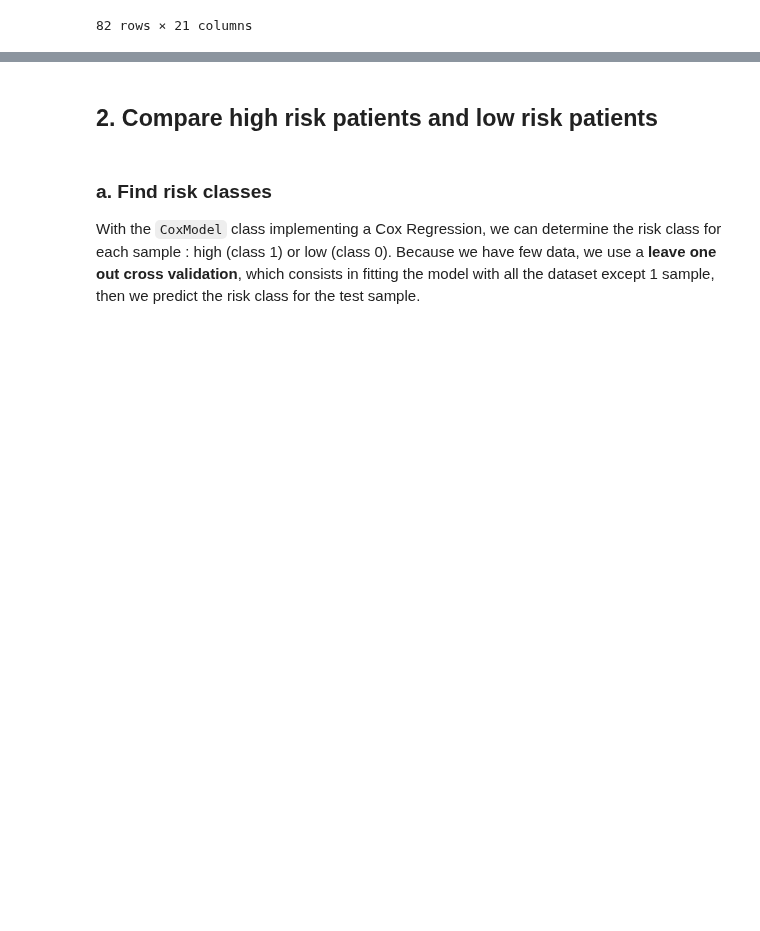
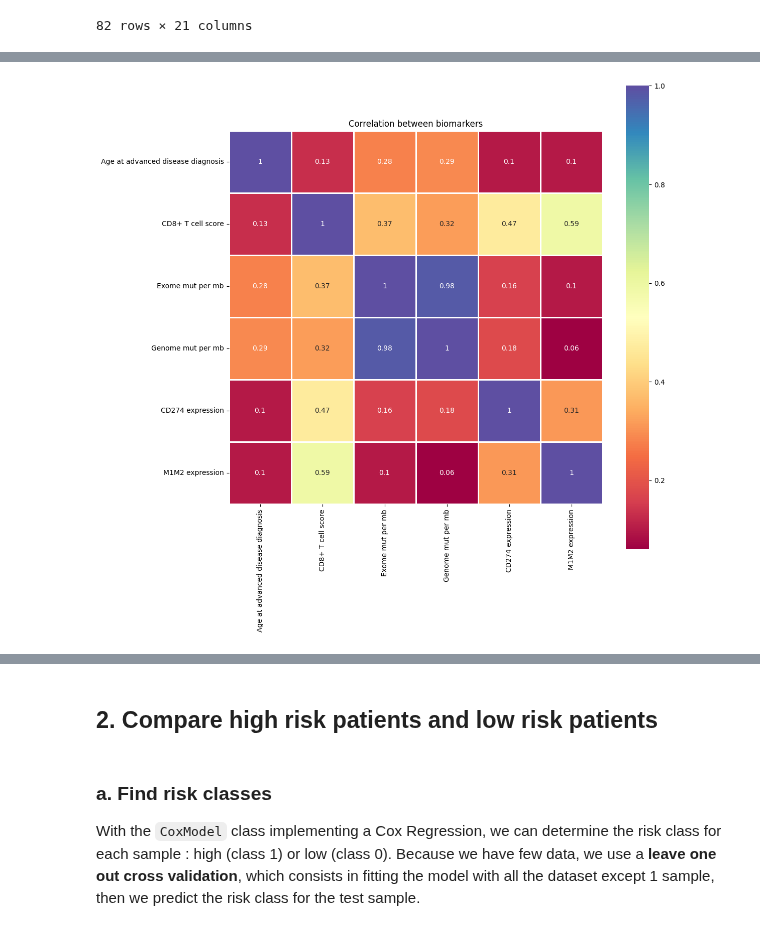
Before and after one commit to Arthur8754/mutational-signatures, a Jupyter notebook: cox-model.ipynb, the cells around one changed output, grey strips where cells are left out. Cells and saved outputs as stored; diff of their text form; code cells hidden in the pictures; blank space fills up the shorter version.

```diff
--- a/cox-model.ipynb
+++ b/cox-model.ipynb
@@ -31,0 +48,13 @@ df
+# %%
+df_corr = df.loc[:,["Age at advanced disease diagnosis","CD8+ T cell score","Exome mut per mb","Genome mut per mb","CD274 expression","M1M2 expression"]]
+
+# Correlations :
+correlation = np.round(df_corr.corr(),2)
+
+# Heatmap plot
+fig, ax = plt.subplots(figsize=(12,12))
+ax = sns.heatmap(correlation,linewidths=1, square=True, annot=True,cmap=sns.color_palette("Spectral", as_cmap=True))
+ax.set_title("Correlation between biomarkers")
+plt.savefig("heatmap-correlation-biomarkers.png")
+# %% [output]
+[figure, added]
```
Also changed, not shown: parts of 15 cells of this notebook, 1 other file.
